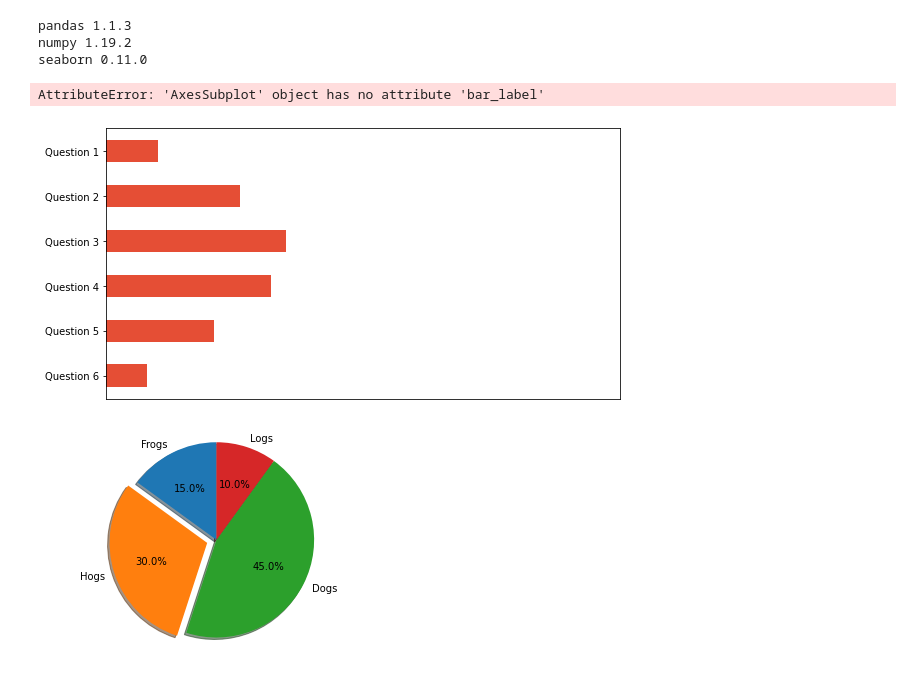
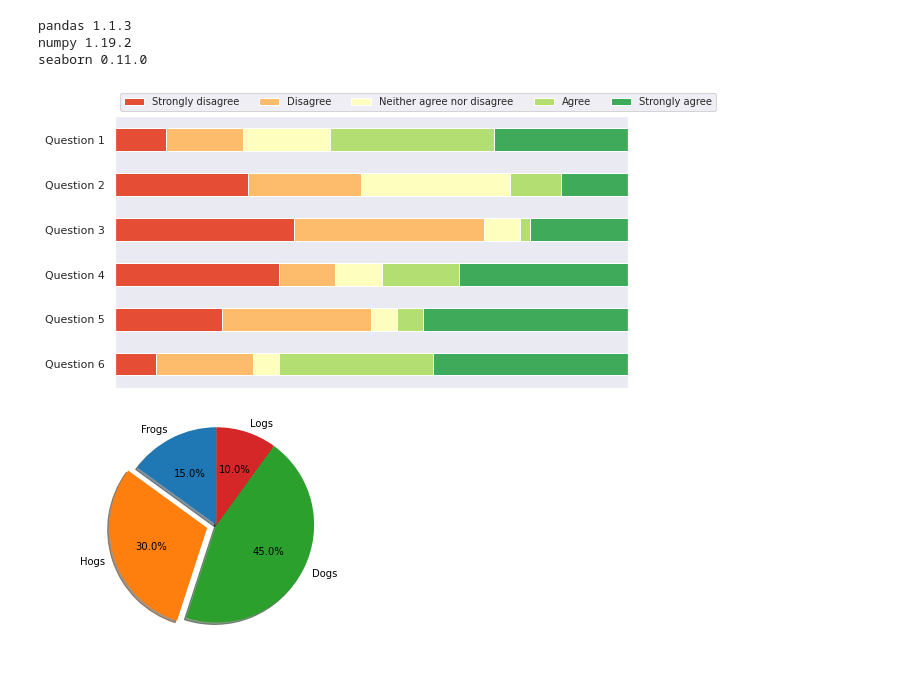
Before and after one commit to Danielsoeller/TH-2021-UmfrageAuswertung, a Jupyter notebook: Auswertung.ipynb, the cells around one changed output. Cells and saved outputs as stored; diff of their text form; code cells hidden in the pictures.

```diff
--- a/Auswertung.ipynb
+++ b/Auswertung.ipynb
@@ -47,36 +47,35 @@ def survey(results, category_names):
         The category labels.
     """
     labels = list(results.keys())
     data = np.array(list(results.values()))
     data_cum = data.cumsum(axis=1)
     category_colors = plt.get_cmap('RdYlGn')(
         np.linspace(0.15, 0.85, data.shape[1]))
 
     fig, ax = plt.subplots(figsize=(9.2, 5))
     ax.invert_yaxis()
     ax.xaxis.set_visible(False)
     ax.set_xlim(0, np.sum(data, axis=1).max())
 
     for i, (colname, color) in enumerate(zip(category_names, category_colors)):
         widths = data[:, i]
         starts = data_cum[:, i] - widths
         rects = ax.barh(labels, widths, left=starts, height=0.5,
                         label=colname, color=color)
 
         r, g, b, _ = color
         text_color = 'white' if r * g * b < 0.5 else 'darkgrey'
-        ax.bar_label(rects, label_type='center', color=text_color)
+        #ax.bar_label(rects, label_type='center', color=text_color)
     ax.legend(ncol=len(category_names), bbox_to_anchor=(0, 1),
               loc='lower left', fontsize='small')
 
     return fig, ax
 
 
 survey(results, category_names)
 plt.show()
 # %% [output]
-AttributeError: 'AxesSubplot' object has no attribute 'bar_label'
-[figure, old version]
+[figure, new version]
 # %%
 # https://matplotlib.org/stable/gallery/pie_and_polar_charts/pie_features.html#sphx-glr-gallery-pie-and-polar-charts-pie-features-py
 # Pie chart, where the slices will be ordered and plotted counter-clockwise:
```
